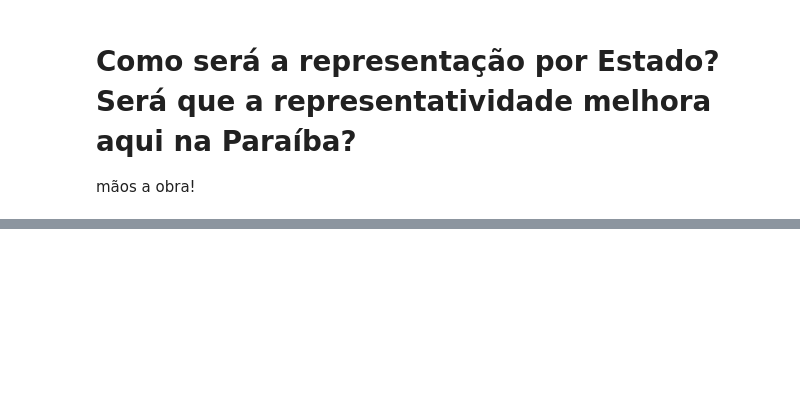
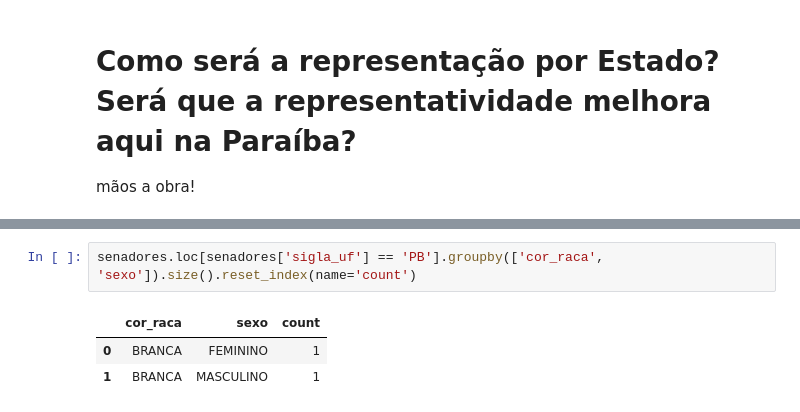
Before and after one commit to pyladiespb-org/minicurso-analise-descritiva-dados-abertos, a Jupyter notebook: CongressistasEDA.ipynb, the cells around one changed output, grey strips where cells are left out. Cells and saved outputs as stored; diff of their text form; blank space fills up the shorter version.

```diff
--- a/CongressistasEDA.ipynb
+++ b/CongressistasEDA.ipynb
@@ -336,0 +278,6 @@ mãos a obra!
+# %%
+senadores.loc[senadores['sigla_uf'] == 'PB'].groupby(['cor_raca', 'sexo']).size().reset_index(name='count')
+# %% [output]
+|  | cor_raca | sexo | count |
+| 0 | BRANCA | FEMININO | 1 |
+| 1 | BRANCA | MASCULINO | 1 |
```
Also changed, not shown: parts of 14 cells of this notebook.
